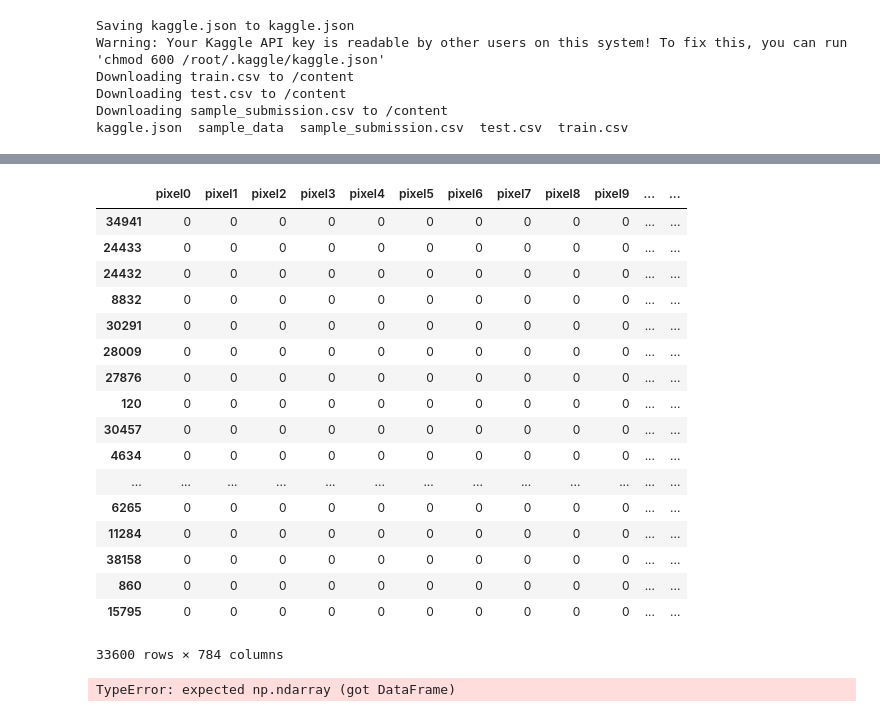
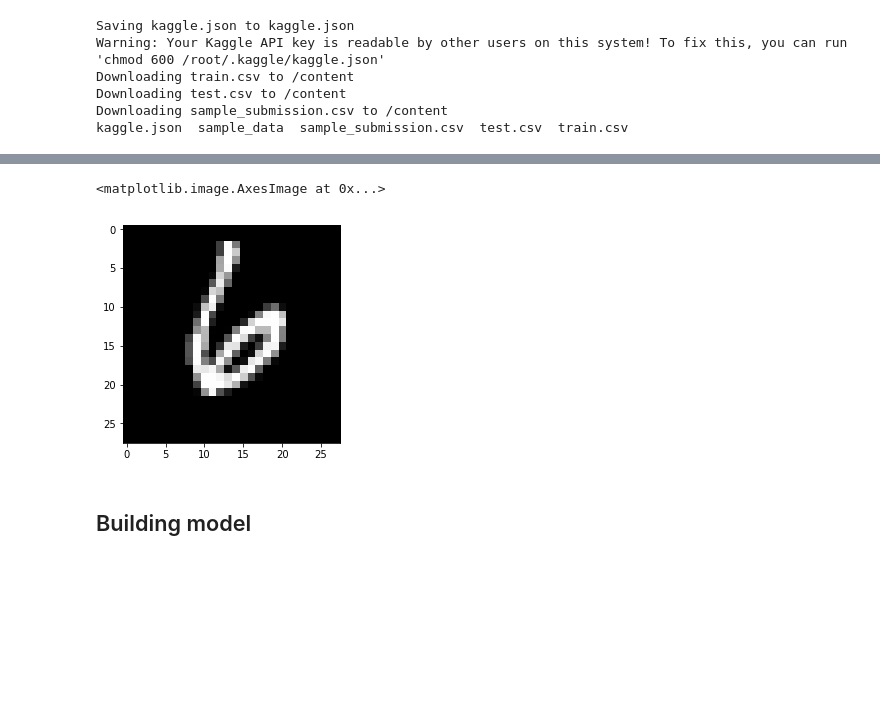
Before and after one commit to hygoni/ToyTorch, a Jupyter notebook: Tutorials/Pytorch Tutorial for Deep Learning Lovers/Logistic Regression.ipynb, the cells around one changed output, grey strips where cells are left out. Cells and saved outputs as stored; diff of their text form; code cells hidden in the pictures; blank space fills up the shorter version.

```diff
--- a/Tutorials/Pytorch Tutorial for Deep Learning Lovers/Logistic Regression.ipynb
+++ b/Tutorials/Pytorch Tutorial for Deep Learning Lovers/Logistic Regression.ipynb
@@ -33,34 +44,16 @@ NameError: ignored
 # %%
-image_numpy = train.loc[:, train.columns != 'label']
+image_numpy = train.loc[:, train.columns != 'label'].values / 255 # normalization
 label_numpy = train.label.values
 # %%
 image_train, image_test, label_train, label_test = train_test_split(image_numpy, label_numpy, test_size = 0.2, random_state = 42)
-# %%
-image_train
-# %% [output]
-|  | pixel0 | pixel1 | pixel2 | pixel3 | pixel4 | pixel5 | pixel6 | pixel7 | pixel8 | pixel9 | ... | ... |
-| 34941 | 0 | 0 | 0 | 0 | 0 | 0 | 0 | 0 | 0 | 0 | ... | ... |
-| 24433 | 0 | 0 | 0 | 0 | 0 | 0 | 0 | 0 | 0 | 0 | ... | ... |
-| 24432 | 0 | 0 | 0 | 0 | 0 | 0 | 0 | 0 | 0 | 0 | ... | ... |
-| 8832 | 0 | 0 | 0 | 0 | 0 | 0 | 0 | 0 | 0 | 0 | ... | ... |
-| 30291 | 0 | 0 | 0 | 0 | 0 | 0 | 0 | 0 | 0 | 0 | ... | ... |
-| 28009 | 0 | 0 | 0 | 0 | 0 | 0 | 0 | 0 | 0 | 0 | ... | ... |
-| 27876 | 0 | 0 | 0 | 0 | 0 | 0 | 0 | 0 | 0 | 0 | ... | ... |
-| 120 | 0 | 0 | 0 | 0 | 0 | 0 | 0 | 0 | 0 | 0 | ... | ... |
-| 30457 | 0 | 0 | 0 | 0 | 0 | 0 | 0 | 0 | 0 | 0 | ... | ... |
-| 4634 | 0 | 0 | 0 | 0 | 0 | 0 | 0 | 0 | 0 | 0 | ... | ... |
-| ... | ... | ... | ... | ... | ... | ... | ... | ... | ... | ... | ... | ... |
-| 6265 | 0 | 0 | 0 | 0 | 0 | 0 | 0 | 0 | 0 | 0 | ... | ... |
-| 11284 | 0 | 0 | 0 | 0 | 0 | 0 | 0 | 0 | 0 | 0 | ... | ... |
-| 38158 | 0 | 0 | 0 | 0 | 0 | 0 | 0 | 0 | 0 | 0 | ... | ... |
-| 860 | 0 | 0 | 0 | 0 | 0 | 0 | 0 | 0 | 0 | 0 | ... | ... |
-| 15795 | 0 | 0 | 0 | 0 | 0 | 0 | 0 | 0 | 0 | 0 | ... | ... |
-33600 rows × 784 columns
+# %%
+plt.imshow(image_train[0].reshape(28, 28), cmap='gray')
+# %% [output]
+<matplotlib.image.AxesImage at 0x...>
+[figure, added]
 # %%
-image_train = torch.from_numpy(image_train)
+image_train = torch.from_numpy(image_train).float()
 label_train = torch.from_numpy(label_train).type(torch.LongTensor)
 
-image_test = torch.from_numpy(image_test)
+image_test = torch.from_numpy(image_test).float()
 label_test = torch.from_numpy(label_test).type(torch.LongTensor)
-# %% [output]
-TypeError: expected np.ndarray (got DataFrame)
@@ -66,0 +66,2 @@ TypeError: expected np.ndarray (got DataFrame)
+# %% [markdown]
+## Building model
```
Also changed, not shown: parts of 6 cells of this notebook.
